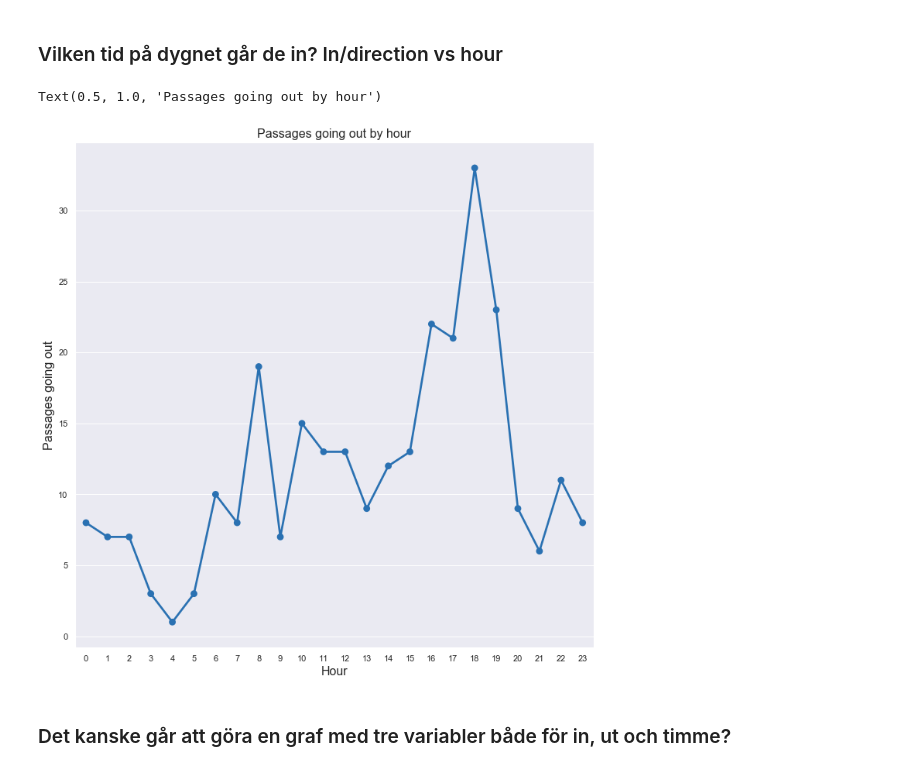
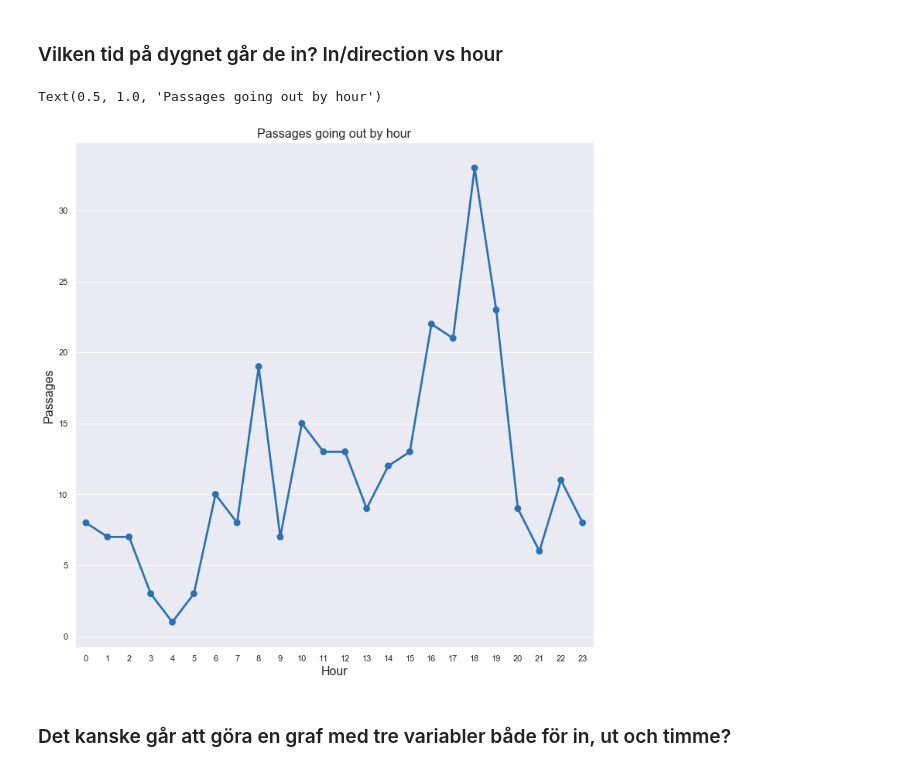
Before and after one commit to maxlund/johannas, a Jupyter notebook: johannas.ipynb, the cells around one changed output. Saved outputs shown, nothing was run; the diff lists cells and outputs as text; code cells hidden in the pictures.

```diff
--- a/johannas.ipynb
+++ b/johannas.ipynb
@@ -202,13 +202,13 @@ out_group = gi[gi.DIRECTION == 'OUT'].groupby('HOUR').sum()['Passage'].reset_ind
 # %%
 fig, ax = plt.subplots(figsize=(12,12))
 ax = sns.pointplot(x='HOUR', y='Passage', data=out_group,
                    color=palette[0])
 ax.set_xlabel('Hour', fontsize=16)
-ax.set_ylabel('Passages going out', fontsize=16)
+ax.set_ylabel('Passages', fontsize=16)
 ax.set_title('Passages going out by hour', fontsize=16)
 # %% [output]
 Text(0.5, 1.0, 'Passages going out by hour')
-[figure, old version]
+[figure, new version]
 # %% [markdown]
 ### Det kanske går att göra en graf med tre variabler både för in, ut och timme?
 # %%
```
Also changed, not shown: parts of 8 cells of this notebook.
